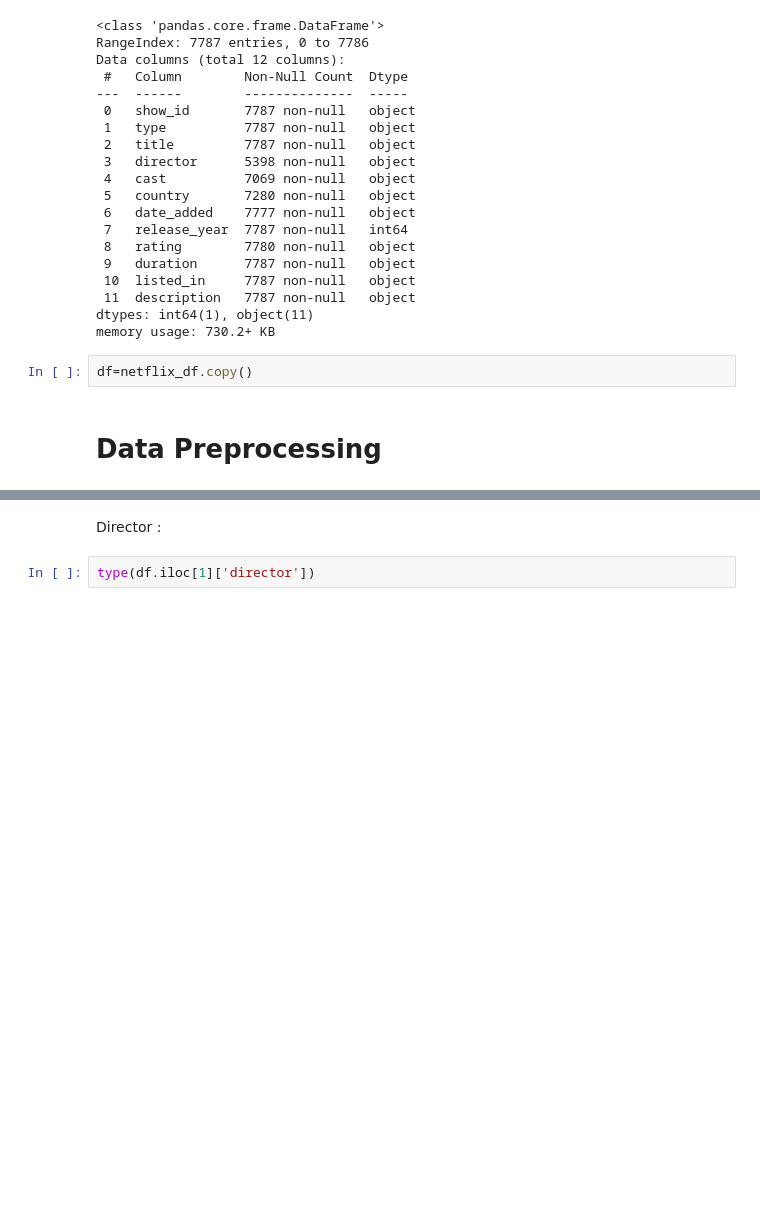
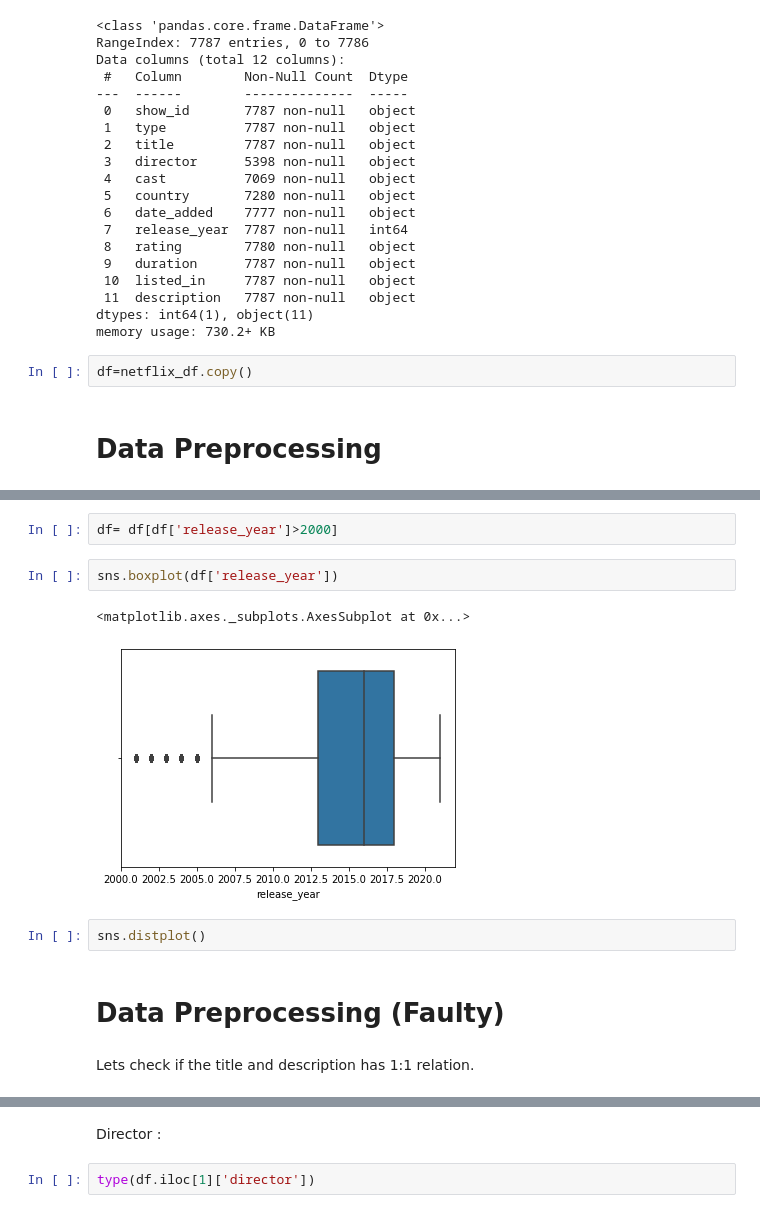
Before and after one commit to Shashwat-spyder/Netflix-movies-and-tv-shows-recommendation-system, a Jupyter notebook: Untitled18.ipynb, the cells around one changed output, grey strips where cells are left out. Saved outputs shown, nothing was run; the diff lists cells and outputs as text; blank space fills up the shorter version.

```diff
--- a/Untitled18.ipynb
+++ b/Untitled18.ipynb
@@ -71,0 +324,13 @@ df=netflix_df.copy()
+# %%
+df= df[df['release_year']>2000]
+# %%
+sns.boxplot(df['release_year'])
+# %% [output]
+<matplotlib.axes._subplots.AxesSubplot at 0x...>
+[figure, added]
+# %%
+sns.distplot()
+# %% [markdown]
+# **Data Preprocessing (Faulty)**
+# %% [markdown]
+Lets check if the title and description has 1:1 relation.
```
Also changed, not shown: parts of 96 cells of this notebook.
